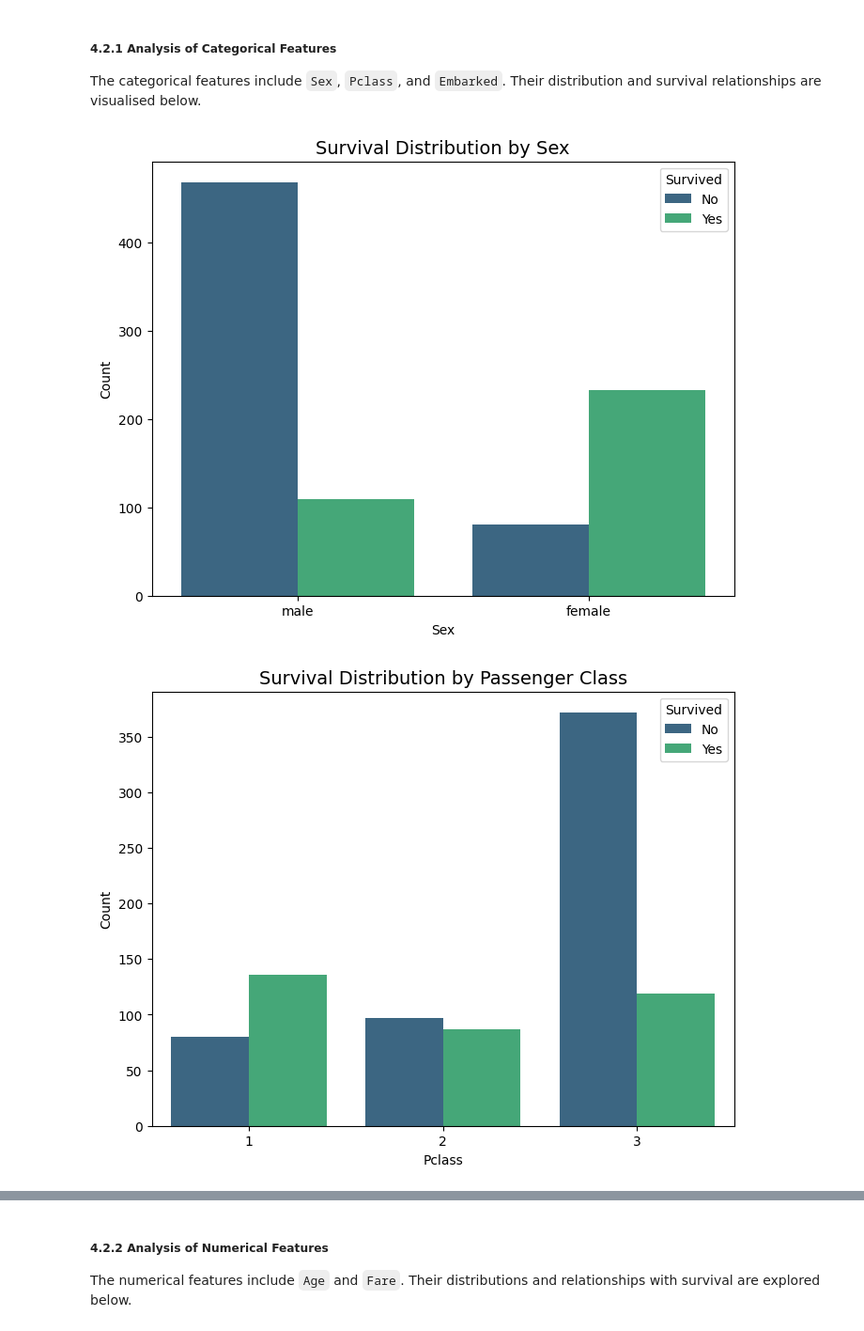
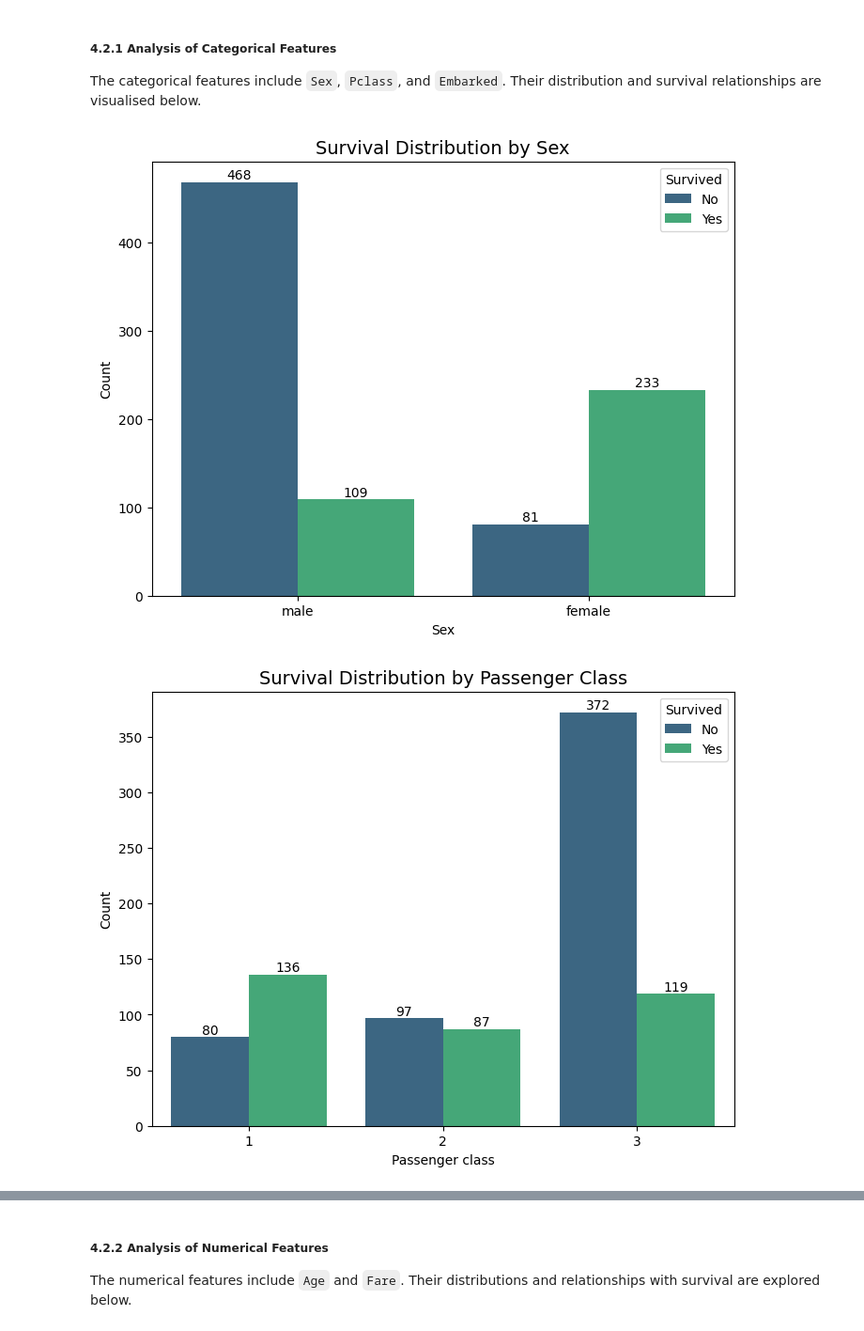
Before and after one commit to RJay02/Artificial-Intelligence, a Jupyter notebook: S2 Machine Learning AI Scientific/Machine Learning Algorithms.ipynb, the cells around one changed output, grey strips where cells are left out. Shown at 94% size. Drawn from its saved outputs; the diff is of its cells as text; code cells hidden in the pictures.

```diff
--- a/S2 Machine Learning AI Scientific/Machine Learning Algorithms.ipynb
+++ b/S2 Machine Learning AI Scientific/Machine Learning Algorithms.ipynb
@@ -316,30 +349,44 @@ The categorical features include `Sex`, `Pclass`, and `Embarked`. Their distribu
 # %%
 # Countplot for Survival by Sex
 plt.figure(figsize=(8, 6))
-sns.countplot(data=train_data, x="Sex", hue="Survived", palette="viridis")
+ax = sns.countplot(data=train_data, x="Sex", hue="Survived", palette="viridis")
+
+# Add annotations
+for container in ax.containers:
+    ax.bar_label(container, label_type='edge', fontsize=10)
 plt.title("Survival Distribution by Sex", fontsize=14)
 plt.xlabel("Sex")
 plt.ylabel("Count")
 plt.legend(title="Survived", labels=["No", "Yes"])
 plt.show()
 
+
 # Countplot for Survival by Pclass
 plt.figure(figsize=(8, 6))
-sns.countplot(data=train_data, x="Pclass", hue="Survived", palette="viridis")
+ax = sns.countplot(data=train_data, x="Pclass", hue="Survived", order=[1, 2, 3], palette="viridis")
+
+# Add annotations
+for container in ax.containers:
+    ax.bar_label(container, label_type='edge', fontsize=10)
 plt.title("Survival Distribution by Passenger Class", fontsize=14)
-plt.xlabel("Pclass")
+plt.xlabel("Passenger class")
 plt.ylabel("Count")
 plt.legend(title="Survived", labels=["No", "Yes"])
 plt.show()
 
+
 # Countplot for Survival by Embarked
 plt.figure(figsize=(8, 6))
-sns.countplot(data=train_data, x="Embarked", hue="Survived", palette="viridis")
+ax = sns.countplot(data=train_data, x="Embarked", hue="Survived", palette="viridis")
+
+# Add annotations
+for container in ax.containers:
+    ax.bar_label(container, label_type='edge', fontsize=10)
 plt.title("Survival Distribution by Port of Embarkation", fontsize=14)
 plt.xlabel("Embarked")
 plt.ylabel("Count")
 plt.legend(title="Survived", labels=["No", "Yes"])
 plt.show()
 # %% [output]
-[figure, old version]
+[figure, new version]
-[figure, old version]
+[figure, new version]
```
Also changed, not shown: parts of 31 cells of this notebook.
